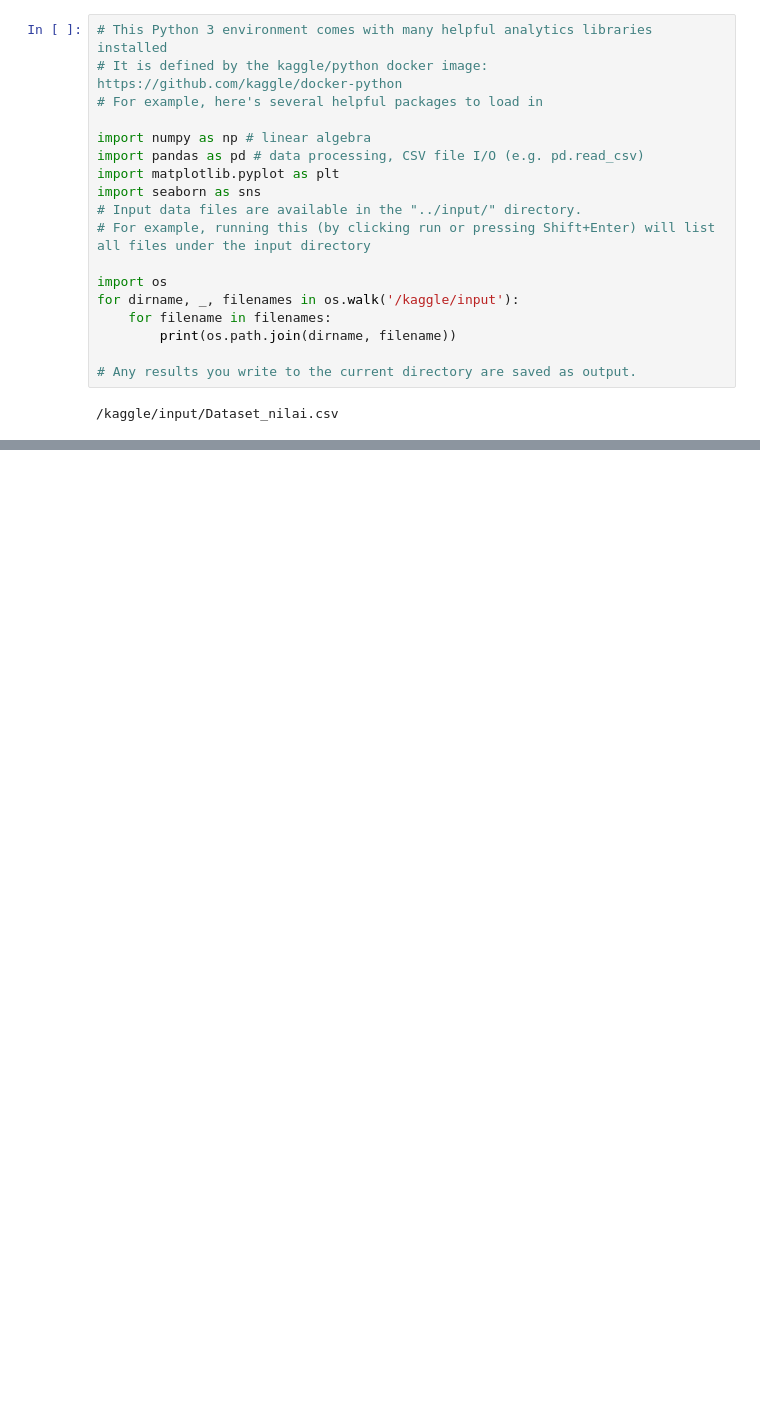
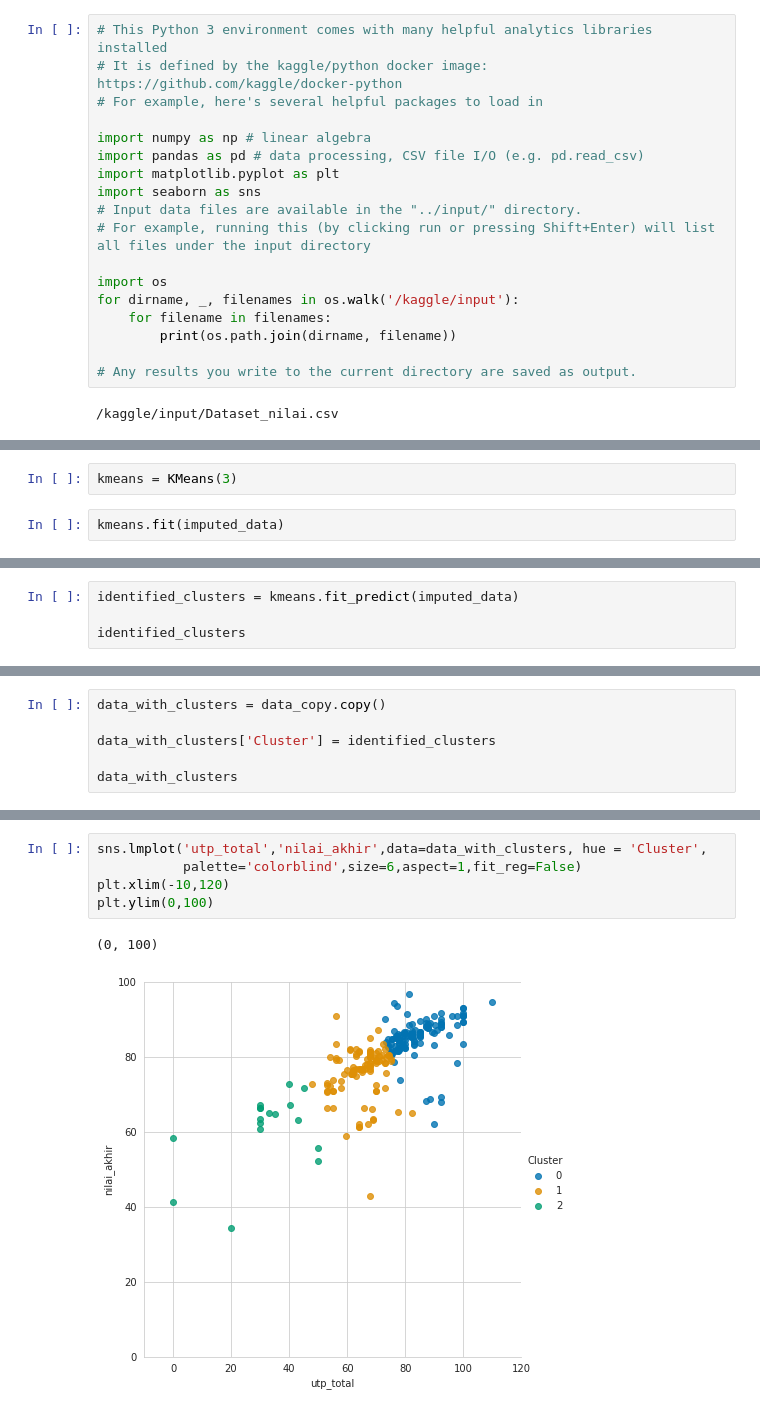
Before and after one commit to LaodeMFauzan/Learn-Machine-Learning, a Jupyter notebook: Portfolio/Clustering Project.ipynb, the cells around one changed output, grey strips where cells are left out. Drawn from its saved outputs; the diff is of its cells as text; blank space fills up the shorter version.

```diff
--- a/Portfolio/Clustering Project.ipynb
+++ b/Portfolio/Clustering Project.ipynb
@@ -72,0 +103,4 @@ sns.lmplot('UTP_Total','Nilai Akhir Praktikum',data=df, hue = 'Kelas',
+# %%
+kmeans = KMeans(3)
+# %%
+kmeans.fit(imputed_data)
@@ -72,0 +113,4 @@ sns.lmplot('UTP_Total','Nilai Akhir Praktikum',data=df, hue = 'Kelas',
+# %%
+identified_clusters = kmeans.fit_predict(imputed_data)
+
+identified_clusters
@@ -72,0 +130,6 @@ sns.lmplot('UTP_Total','Nilai Akhir Praktikum',data=df, hue = 'Kelas',
+# %%
+data_with_clusters = data_copy.copy()
+
+data_with_clusters['Cluster'] = identified_clusters
+
+data_with_clusters
@@ -72,0 +155,8 @@ sns.lmplot('UTP_Total','Nilai Akhir Praktikum',data=df, hue = 'Kelas',
+# %%
+sns.lmplot('utp_total','nilai_akhir',data=data_with_clusters, hue = 'Cluster',
+           palette='colorblind',size=6,aspect=1,fit_reg=False)
+plt.xlim(-10,120)
+plt.ylim(0,100)
+# %% [output]
+(0, 100)
+[figure, added]
```
Also changed, not shown: parts of 10 cells of this notebook.
